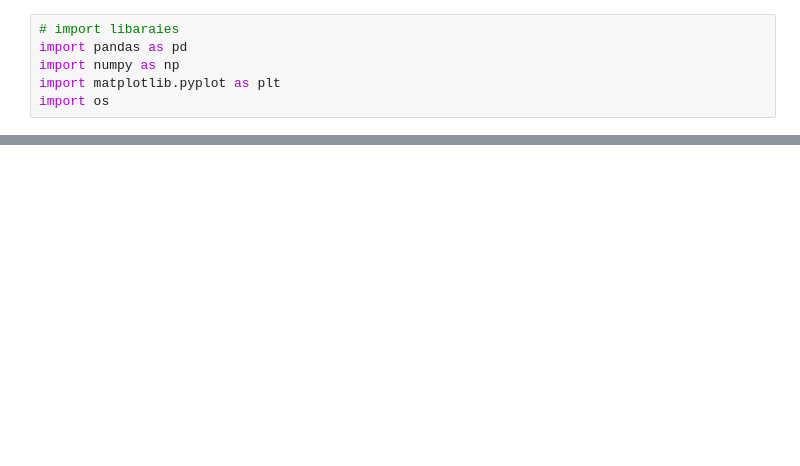
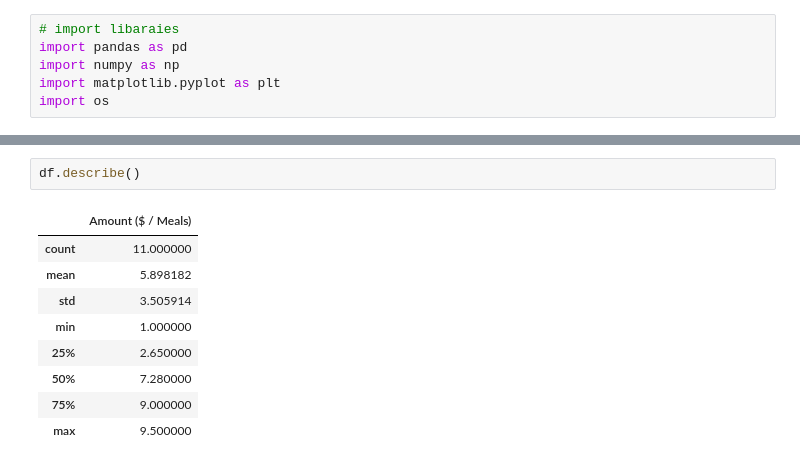
Before and after one commit to jaeseokshin5245/DiningDollarAnalysis, a Jupyter notebook: test.ipynb, the cells around one changed output, grey strips where cells are left out. Drawn from its saved outputs; the diff is of its cells as text; blank space fills up the shorter version.

```diff
--- a/test.ipynb
+++ b/test.ipynb
@@ -27,0 +70,12 @@ print(df)
+# %%
+df.describe()
+# %% [output]
+|  | Amount ($ / Meals) |
+| count | 11.000000 |
+| mean | 5.898182 |
+| std | 3.505914 |
+| min | 1.000000 |
+| 25% | 2.650000 |
+| 50% | 7.280000 |
+| 75% | 9.000000 |
+| max | 9.500000 |
```
Also changed, not shown: parts of 8 cells of this notebook, 1 other file.
